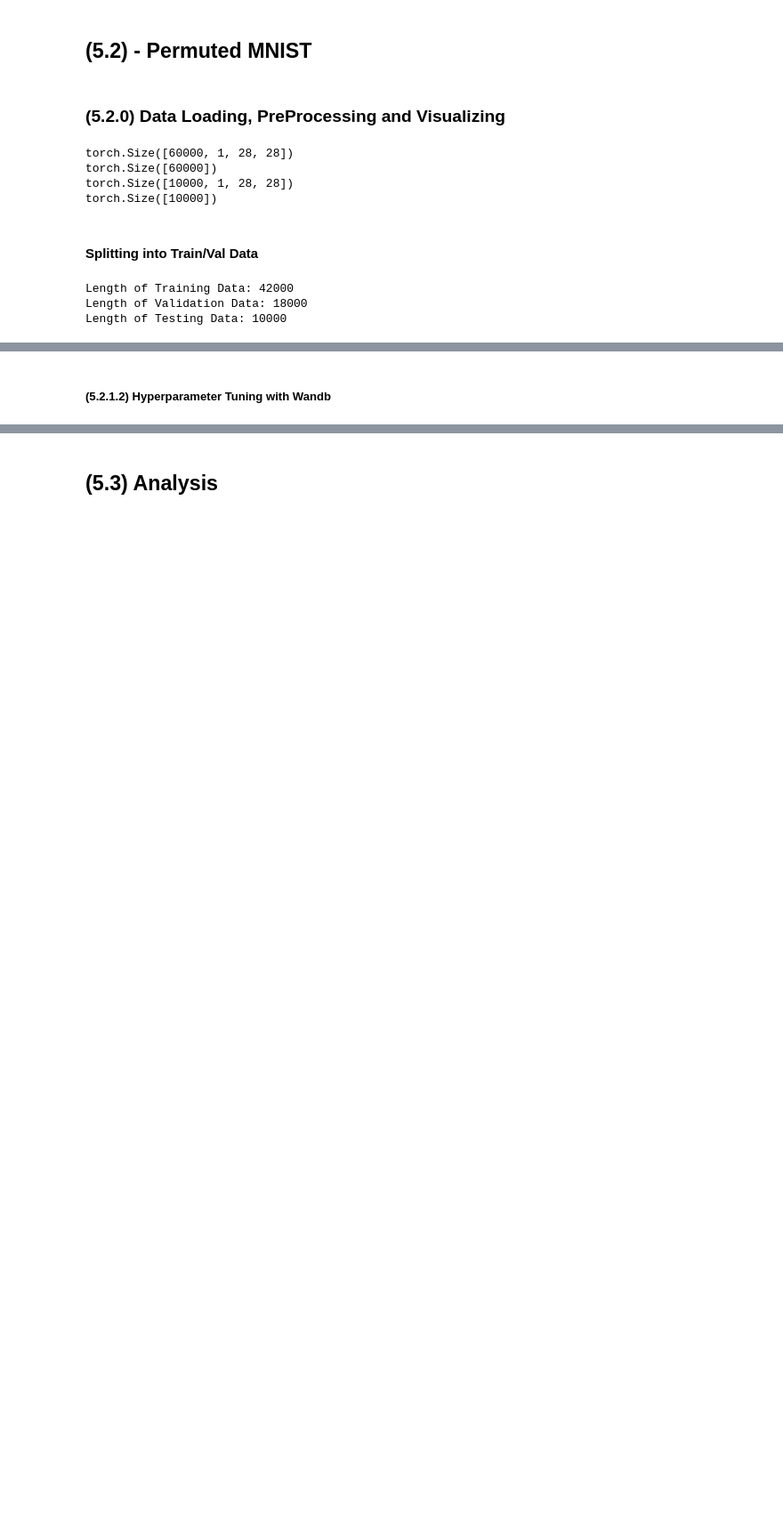
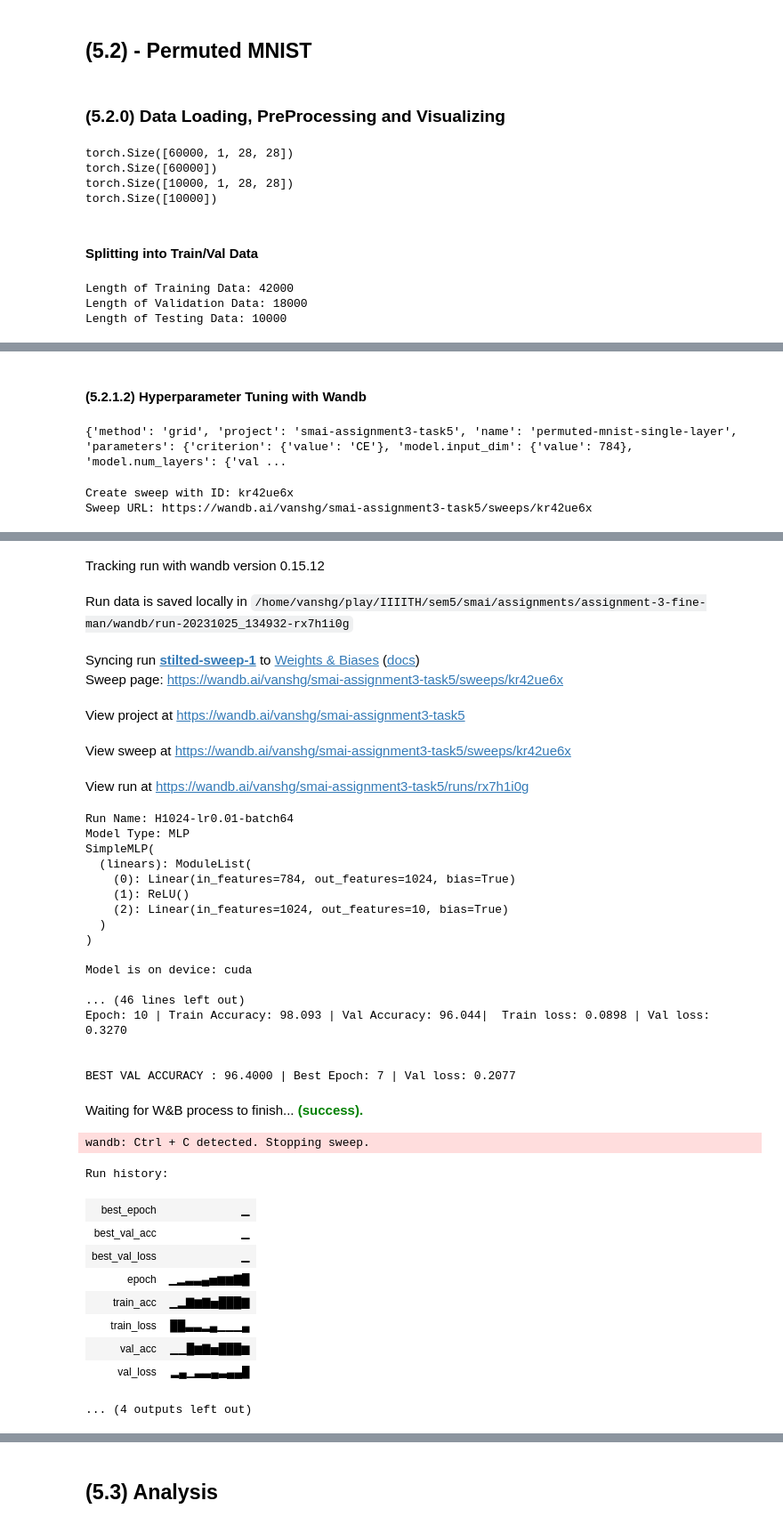
Before and after one commit to fine-man/smai-assignment-3, a Jupyter notebook: 5.ipynb, the cells around one changed output, grey strips where cells are left out. Shown: that part at 89% size. Drawn from its saved outputs; the diff is of its cells as text; code cells hidden in the pictures; blank space fills up the shorter version.

```diff
--- a/5.ipynb
+++ b/5.ipynb
@@ -249,2 +502,2 @@ Test Accuracy: 91.3100 | Test Loss: 0.3261
 # %% [markdown]
-##### (5.2.1.2) Hyperparameter Tuning with Wandb
+#### (5.2.1.2) Hyperparameter Tuning with Wandb
@@ -250,0 +533,34 @@ Test Accuracy: 91.3100 | Test Loss: 0.3261
+# %%
+def sweep_agent_manager():
+    global train_dataset, val_dataset
+    run = wandb.init()
+    config = re_nest_config(dict(wandb.config))
+
+    # setting the wandb run name for the current config
+    model_type = get_model_type(config["model"])
+    if model_type == "CNN":
+        run_name = make_wandb_run_name_cnn(config)
+    elif model_type == "MLP":
+        run_name = make_wandb_run_name_mlp(config)
+    else:
+        return
+    print(f"Run Name: {run_name}")
+    run.name = run_name
+
+    # start the training
+    trigger_training(config, train_dataset, val_dataset)
+# %%
+f = open(os.path.join(YAML_FOLDER, "task-5.1.2/permuted-mnist-single-layer.yaml"), "r")
+
+sweep_configuration = yaml.safe_load(f)
+print(sweep_configuration)
+# %% [output]
+{'method': 'grid', 'project': 'smai-assignment3-task5', 'name': 'permuted-mnist-single-layer', 'parameters': {'criterion': {'value': 'CE'}, 'model.input_dim': {'value': 784}, 'model.num_layers': {'val ...
+# %%
+sweep_id = wandb.sweep(sweep=sweep_configuration, project="smai-assignment3-task5")
+# %% [output]
+Create sweep with ID: kr42ue6x
+Sweep URL: https://wandb.ai/vanshg/smai-assignment3-task5/sweeps/kr42ue6x
+# %%
+wandb.agent(sweep_id=sweep_id, function=sweep_agent_manager)
+# %% [output]
@@ -251 +581,37 @@ Test Accuracy: 91.3100 | Test Loss: 0.3261
+Tracking run with wandb version 0.15.12
+Run data is saved locally in /home/vanshg/play/IIIITH/sem5/smai/assignments/assignment-3-fine-man/wandb/run-20231025_134932-rx7h1i0g
+Syncing run stilted-sweep-1 to Weights & Biases (docs)
+Sweep page: https://wandb.ai/vanshg/smai-assignment3-task5/sweeps/kr42ue6x
+View project at https://wandb.ai/vanshg/smai-assignment3-task5
+View sweep at https://wandb.ai/vanshg/smai-assignment3-task5/sweeps/kr42ue6x
+View run at https://wandb.ai/vanshg/smai-assignment3-task5/runs/rx7h1i0g
+Run Name: H1024-lr0.01-batch64
+Model Type: MLP
+SimpleMLP(
+  (linears): ModuleList(
+    (0): Linear(in_features=784, out_features=1024, bias=True)
+    (1): ReLU()
+    (2): Linear(in_features=1024, out_features=10, bias=True)
+  )
+)
+
+Model is on device: cuda
+
+... (46 lines left out)
+Epoch: 10 | Train Accuracy: 98.093 | Val Accuracy: 96.044|  Train loss: 0.0898 | Val loss: 0.3270
+
+
+BEST VAL ACCURACY : 96.4000 | Best Epoch: 7 | Val loss: 0.2077
+Waiting for W&B process to finish... (success).
+wandb: Ctrl + C detected. Stopping sweep.
+Run history:
+| best_epoch | ▁ |
+| best_val_acc | ▁ |
+| best_val_loss | ▁ |
+| epoch | ▁▂▃▃▄▅▆▆▇█ |
+| train_acc | ▁▂▇▆▇▅███▇ |
+| train_loss | ██▃▃▂▄▁▁▁▄ |
+| val_acc | ▁▁█▆▇▅███▆ |
+| val_loss | ▂▄▁▃▃▄▃▄▄█ |
+... (4 outputs left out)
 # %% [markdown]
```
Also changed, not shown: parts of 35 cells of this notebook, 23 other files.
